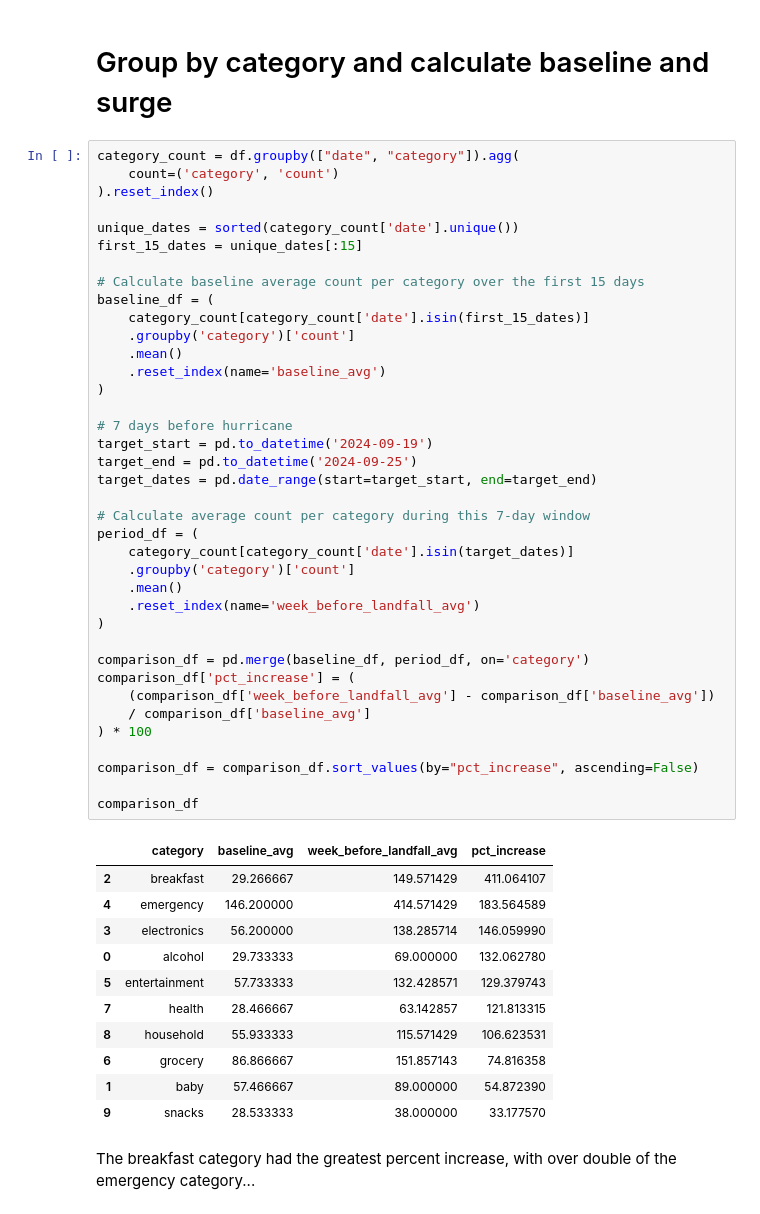
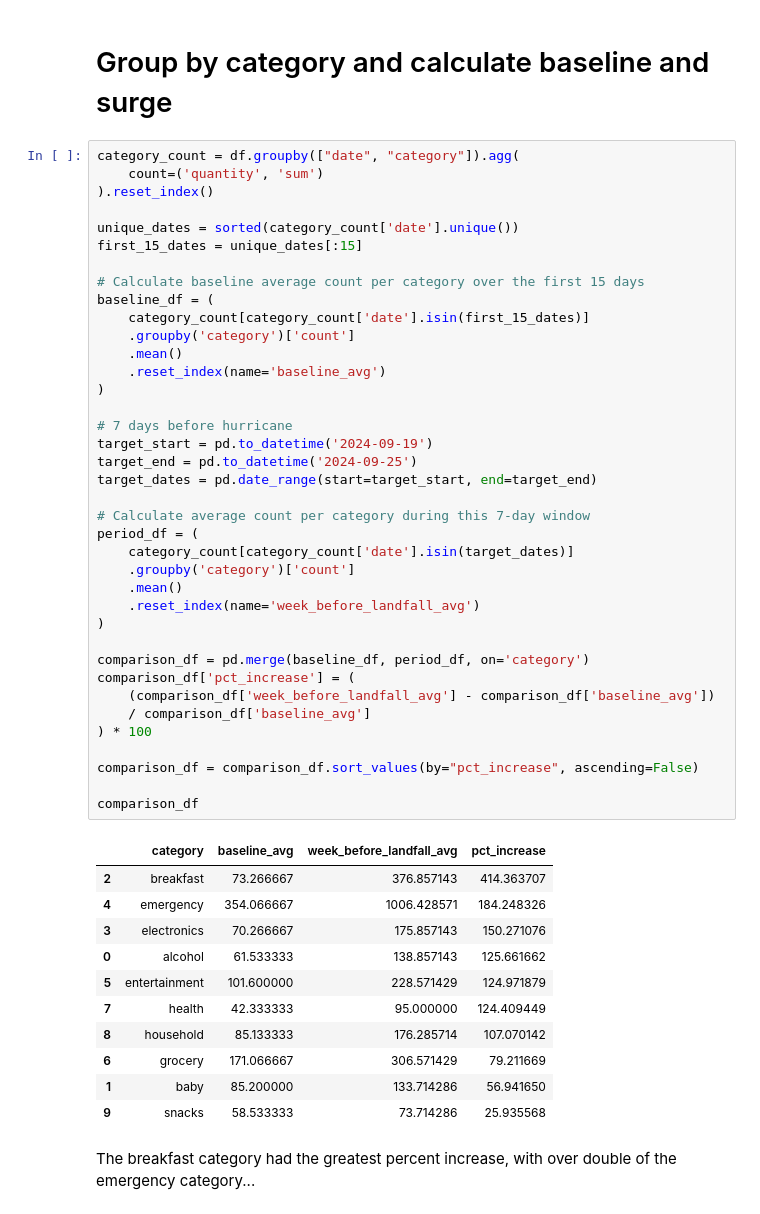
Before and after one commit to Arti-Dev/walmart-hurricane-project, a Jupyter notebook: notebooks/final_notebook.ipynb, the cells around one changed output. Drawn from its saved outputs; the diff is of its cells as text.

Commit message:
Copy and sum quantity instead of counting

```diff
--- a/notebooks/final_notebook.ipynb
+++ b/notebooks/final_notebook.ipynb
@@ -145,7 +145,7 @@ cleaned_transactions = df
 # Group by category and calculate baseline and surge
 # %%
 category_count = df.groupby(["date", "category"]).agg(
-    count=('category', 'count')
+    count=('quantity', 'sum')
 ).reset_index()
 
 unique_dates = sorted(category_count['date'].unique())
@@ -156,43 +156,43 @@ baseline_df = (
     category_count[category_count['date'].isin(first_15_dates)]
     .groupby('category')['count']
     .mean()
     .reset_index(name='baseline_avg')
 )
 
 # 7 days before hurricane
 target_start = pd.to_datetime('2024-09-19')
 target_end = pd.to_datetime('2024-09-25')
 target_dates = pd.date_range(start=target_start, end=target_end)
 
 # Calculate average count per category during this 7-day window
 period_df = (
     category_count[category_count['date'].isin(target_dates)]
     .groupby('category')['count']
     .mean()
     .reset_index(name='week_before_landfall_avg')
 )
 
 comparison_df = pd.merge(baseline_df, period_df, on='category')
 comparison_df['pct_increase'] = (
     (comparison_df['week_before_landfall_avg'] - comparison_df['baseline_avg'])
     / comparison_df['baseline_avg']
 ) * 100
 
 comparison_df = comparison_df.sort_values(by="pct_increase", ascending=False)
 
 comparison_df
 # %% [output]
 |  | category | baseline_avg | week_before_landfall_avg | pct_increase |
-| 2 | breakfast | 29.266667 | 149.571429 | 411.064107 |
-| 4 | emergency | 146.200000 | 414.571429 | 183.564589 |
-| 3 | electronics | 56.200000 | 138.285714 | 146.059990 |
-| 0 | alcohol | 29.733333 | 69.000000 | 132.062780 |
-| 5 | entertainment | 57.733333 | 132.428571 | 129.379743 |
-| 7 | health | 28.466667 | 63.142857 | 121.813315 |
-| 8 | household | 55.933333 | 115.571429 | 106.623531 |
-| 6 | grocery | 86.866667 | 151.857143 | 74.816358 |
-| 1 | baby | 57.466667 | 89.000000 | 54.872390 |
-| 9 | snacks | 28.533333 | 38.000000 | 33.177570 |
+| 2 | breakfast | 73.266667 | 376.857143 | 414.363707 |
+| 4 | emergency | 354.066667 | 1006.428571 | 184.248326 |
+| 3 | electronics | 70.266667 | 175.857143 | 150.271076 |
+| 0 | alcohol | 61.533333 | 138.857143 | 125.661662 |
+| 5 | entertainment | 101.600000 | 228.571429 | 124.971879 |
+| 7 | health | 42.333333 | 95.000000 | 124.409449 |
+| 8 | household | 85.133333 | 176.285714 | 107.070142 |
+| 6 | grocery | 171.066667 | 306.571429 | 79.211669 |
+| 1 | baby | 85.200000 | 133.714286 | 56.941650 |
+| 9 | snacks | 58.533333 | 73.714286 | 25.935568 |
 # %% [markdown]
 The breakfast category had the greatest percent increase, with over double of the emergency category...
 # %% [markdown]
```
Also changed, not shown: 1 other file.
